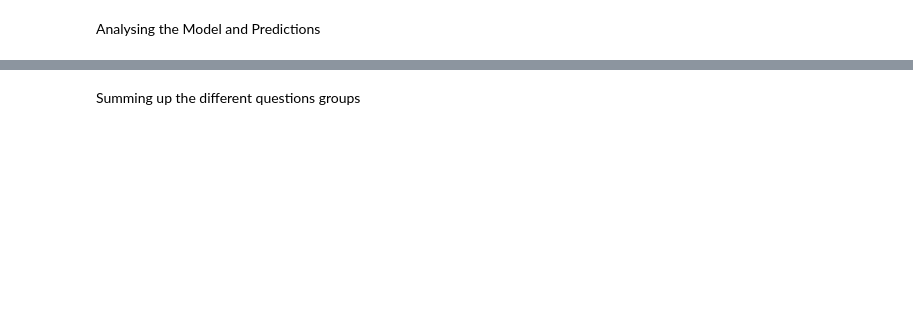
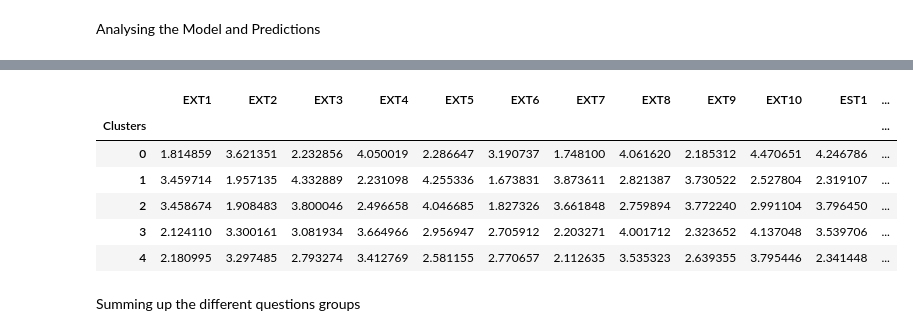
Before and after one commit to Anki7i/Personality-Prediction-System, a Jupyter notebook: PersonalityPredictionTestfinal.ipynb, the cells around one changed output, grey strips where cells are left out. Cells and saved outputs as stored; diff of their text form; code cells hidden in the pictures; blank space fills up the shorter version.

```diff
--- a/PersonalityPredictionTestfinal.ipynb
+++ b/PersonalityPredictionTestfinal.ipynb
@@ -225,6 +220,14 @@ df_model.Clusters.value_counts()
 # %%
-pd.options.display.max_columns = 150
+pd.options.display.max_columns
 df_model.groupby('Clusters').mean()
+# %% [output]
+|  | EXT1 | EXT2 | EXT3 | EXT4 | EXT5 | EXT6 | EXT7 | EXT8 | EXT9 | EXT10 | EST1 | ... |
+| Clusters |  |  |  |  |  |  |  |  |  |  |  | ... |
+| 0 | 1.814859 | 3.621351 | 2.232856 | 4.050019 | 2.286647 | 3.190737 | 1.748100 | 4.061620 | 2.185312 | 4.470651 | 4.246786 | ... |
+| 1 | 3.459714 | 1.957135 | 4.332889 | 2.231098 | 4.255336 | 1.673831 | 3.873611 | 2.821387 | 3.730522 | 2.527804 | 2.319107 | ... |
+| 2 | 3.458674 | 1.908483 | 3.800046 | 2.496658 | 4.046685 | 1.827326 | 3.661848 | 2.759894 | 3.772240 | 2.991104 | 3.796450 | ... |
+| 3 | 2.124110 | 3.300161 | 3.081934 | 3.664966 | 2.956947 | 2.705912 | 2.203271 | 4.001712 | 2.323652 | 4.137048 | 3.539706 | ... |
+| 4 | 2.180995 | 3.297485 | 2.793274 | 3.412769 | 2.581155 | 2.770657 | 2.112635 | 3.535323 | 2.639355 | 3.795446 | 2.341448 | ... |
 # %% [markdown]
 Summing up the different questions groups
 # %%
```
Also changed, not shown: parts of 21 cells of this notebook, 4 other files.
